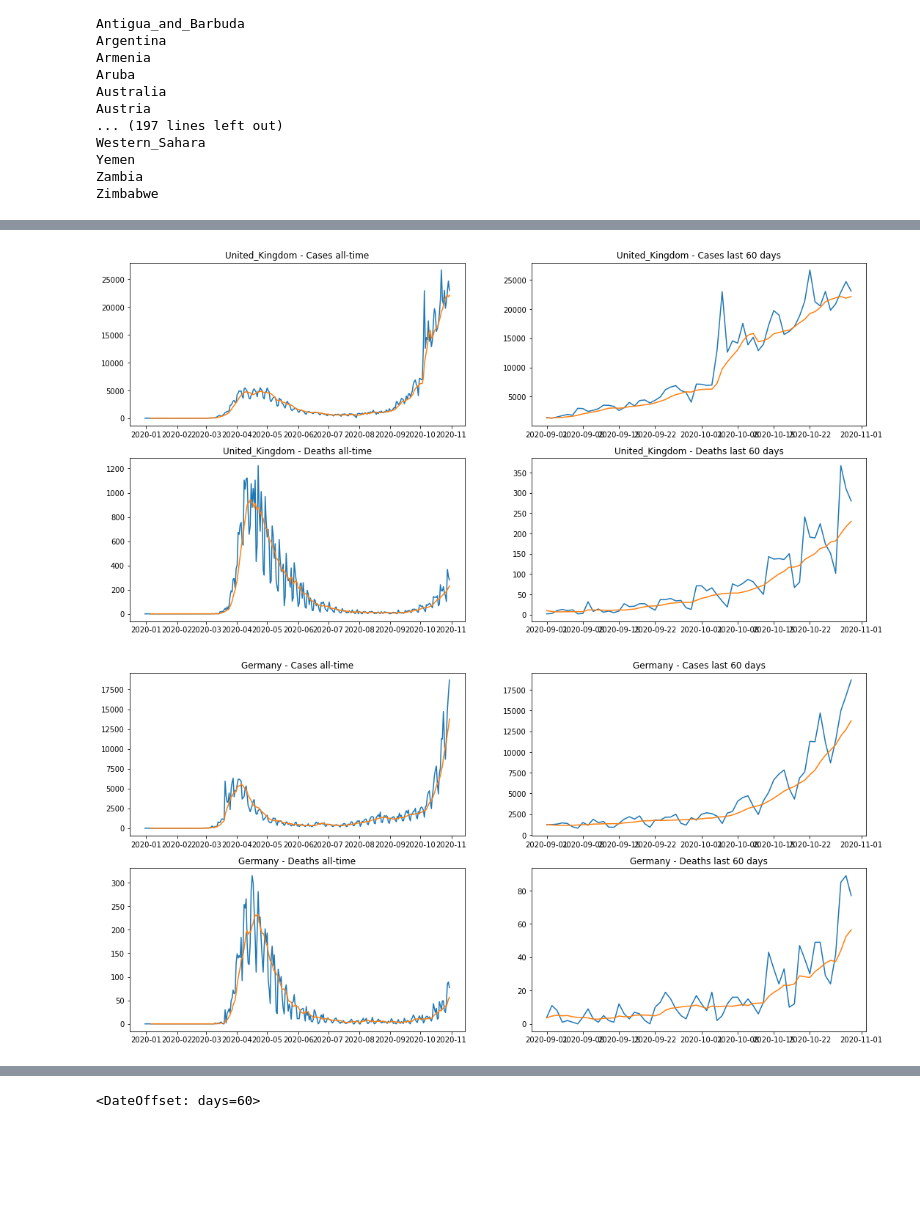
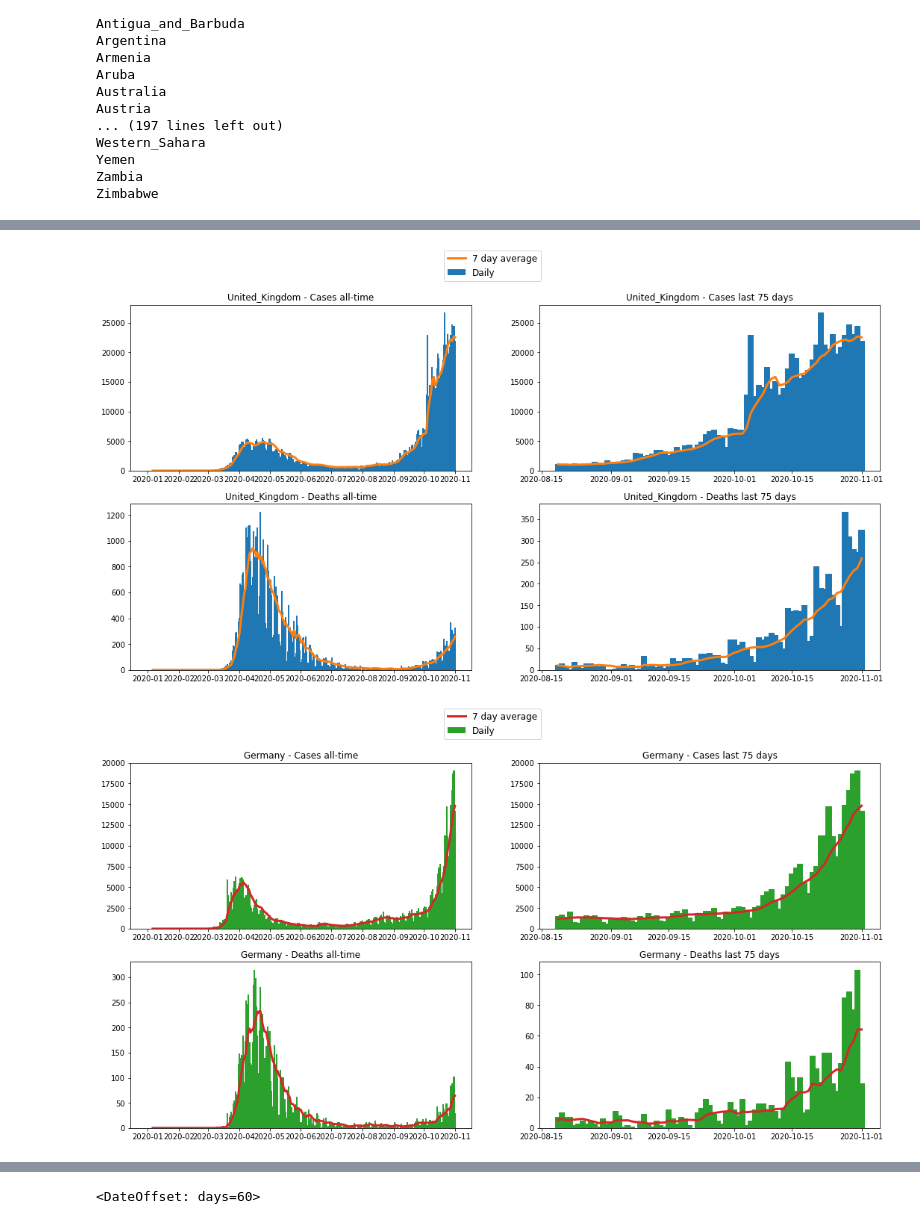
Before and after one commit to BetMadZac73/covid, a Jupyter notebook: ECDC-Data.ipynb, the cells around one changed output, grey strips where cells are left out. Saved outputs shown, nothing was run; the diff lists cells and outputs as text; code cells hidden in the pictures; blank space fills up the shorter version.

Commit message:
Updating the Charts Presentation
Improving the presentation of the charts.   Mixing Bars and Lines, and enabling the last n-days on the ECDC to be variable controlled.

```diff
--- a/ECDC-Data.ipynb
+++ b/ECDC-Data.ipynb
@@ -56,34 +56,42 @@ df1
 # %%
-for country in ['United_Kingdom', 'Germany', 'France', 'Spain', 'United_States_of_America', 'China']:
+i = 0    # counter for colors
+j = 1    # counter for colors
+w = 1.5    # width of bars
+d = 75    # number of days for the right hand charts
+
+for country in ['United_Kingdom', 'Germany', 'France', 'Spain', 'United_States_of_America', 'China', 'Ireland', 'Belgium']:
 
     df1 = get_country(country)
     plt.rcParams["figure.figsize"] = (18,9)
     fig , ax = plt.subplots(2,2)
 
     plt.subplot(221)
-    plt.plot('dateRep', 'cases', data=df1)
-    plt.plot('dateRep', 'cases_7_days', data=df1)
+    plt.bar('dateRep', 'cases', color='C{}'.format(i%10), data=df1, width=w)
+    plt.plot('dateRep', 'cases_7_days', color='C{}'.format(j%10), data=df1, linewidth=3)
     plt.title('{} - Cases all-time'.format(country))
 
     plt.subplot(223)
-    plt.plot('dateRep', 'deaths', data=df1)
-    plt.plot('dateRep', 'deaths_7_days', data=df1)
+    plt.bar('dateRep', 'deaths', color='C{}'.format((i)%10), data=df1, width=w)
+    plt.plot('dateRep', 'deaths_7_days', color='C{}'.format((j)%10), data=df1, linewidth=3)
     plt.title('{} - Deaths all-time'.format(country))
 
-    df1 = df1.loc[df1['dateRep'] > pd.to_datetime('today') - pd.offsets.DateOffset(days=60)]
+    df1 = df1.loc[df1['dateRep'] > pd.to_datetime('today') - pd.offsets.DateOffset(days=d)]
     plt.subplot(222)
-    plt.plot('dateRep', 'cases', data=df1)
-    plt.plot('dateRep', 'cases_7_days', data=df1)
-    plt.title('{} - Cases last 60 days'.format(country))
+    plt.bar('dateRep', 'cases', color='C{}'.format(i%10), data=df1, width=w)
+    plt.plot('dateRep', 'cases_7_days', color='C{}'.format(j%10), data=df1, linewidth=3)
+    plt.title('{} - Cases last {} days'.format(country, d))
 
     plt.subplot(224)
-    plt.plot('dateRep', 'deaths', data=df1)
-    plt.plot('dateRep', 'deaths_7_days', data=df1)
-    plt.title('{} - Deaths last 60 days'.format(country))
+    plt.bar('dateRep', 'deaths', color='C{}'.format((i)%10), data=df1, width=w)
+    plt.plot('dateRep', 'deaths_7_days', color='C{}'.format((j)%10), data=df1, linewidth=3)
+    plt.title('{} - Deaths last {} days'.format(country, d))
+    fig.legend(['7 day average', 'Daily'], fontsize=12, loc=9)    # set the legend on
+    i += 2
+    j += 2
 
     plt.show()
 
     fig.savefig('{}.png'.format(country))
 # %% [output]
-[figure, old version]
+[figure, new version]
-[figure, old version]
+[figure, new version]
```
Also changed, not shown: parts of 9 cells of this notebook, 11 other files.
